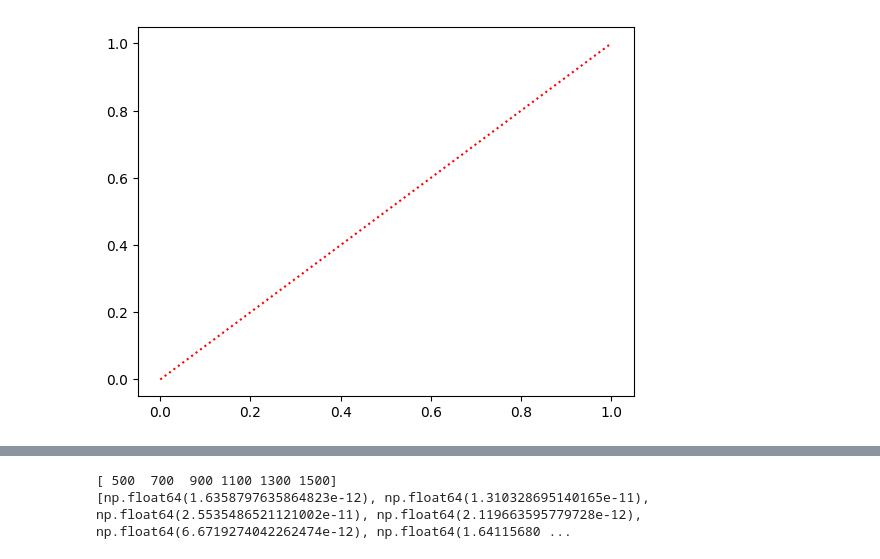
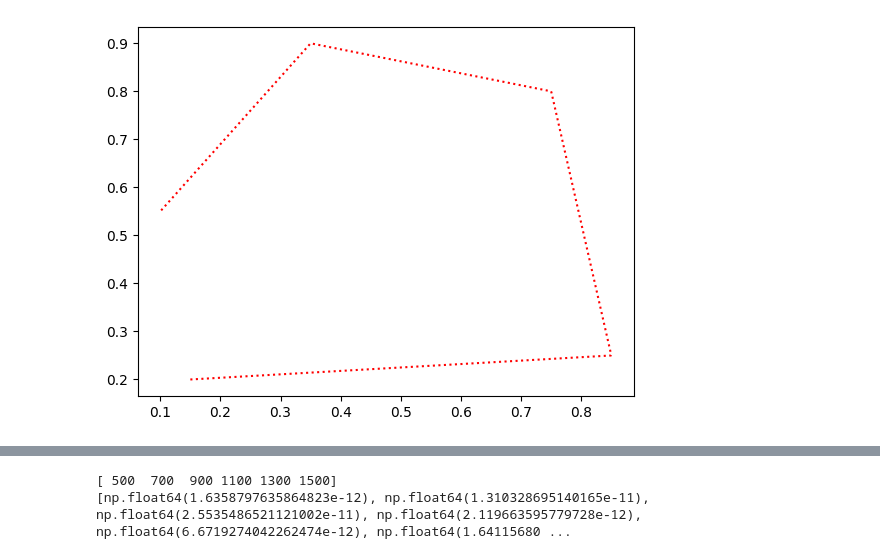
Before and after one commit to TristanSaidi/LLSIR, a Jupyter notebook: llsir.ipynb, the cells around one changed output, grey strips where cells are left out. Saved outputs shown, nothing was run; the diff lists cells and outputs as text; code cells hidden in the pictures.

```diff
--- a/llsir.ipynb
+++ b/llsir.ipynb
@@ -12,16 +12,16 @@ from src.llsir import LLSIR
 # %%
 
 kwargs = {
     "smooth": False,
     "smooth_iters": 5,
     "smooth_alpha": 0.05,
 }
 
-curve = gamma(identity, dict=kwargs)
+curve = gamma(polygon, dict=kwargs)
 
 curve.plot(color='red')
 # %% [output]
-[figure, old version]
+[figure, new version]
 # %%
 %autoreload 2
 
```
Also changed, not shown: parts of 3 cells of this notebook, 3 other files.
